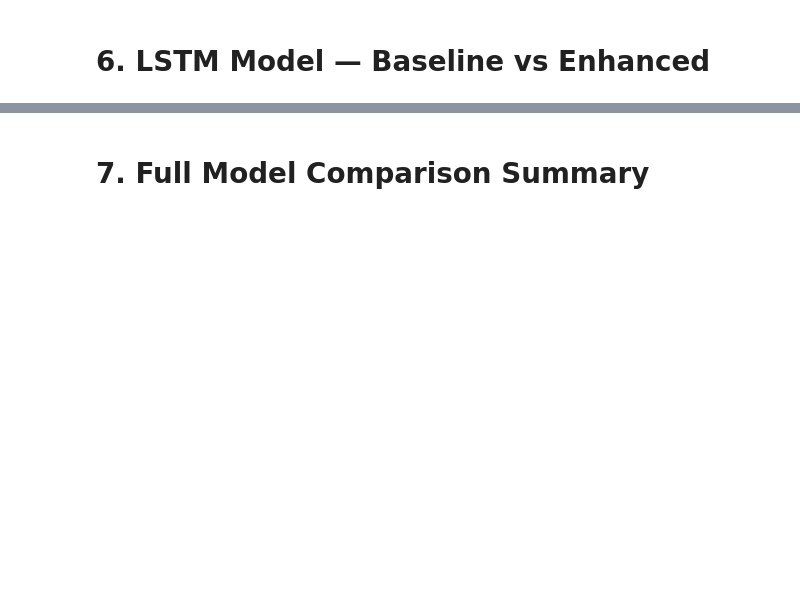
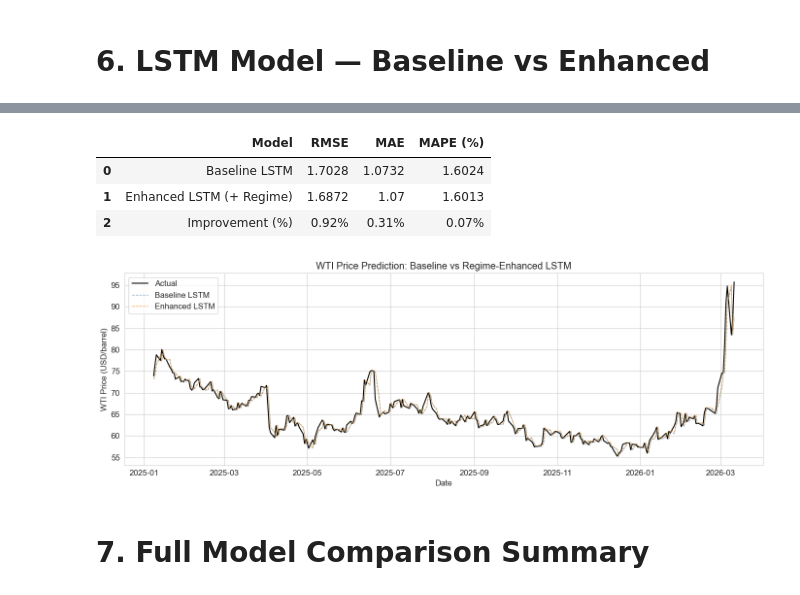
Before and after one commit to zhicongDeng/BTC-ETH-Pairs-Trading, a Jupyter notebook: test_pytorch/claude/02_xgboost_comparison.ipynb, the cells around one changed output, grey strips where cells are left out. Saved outputs shown, nothing was run; the diff lists cells and outputs as text; code cells hidden in the pictures; blank space fills up the shorter version.

```diff
--- a/test_pytorch/claude/02_xgboost_comparison.ipynb
+++ b/test_pytorch/claude/02_xgboost_comparison.ipynb
@@ -375,18 +402,21 @@ def train_lstm(feature_cols):
     X_scaled = sc_x.transform(X_raw)
     y_scaled = sc_y.transform(y_raw)
 
+    # make_sequences: X_seq[i] uses rows i..i+SEQ_LENGTH-1, y_seq[i] = row i+SEQ_LENGTH
     X_seq, y_seq = make_sequences(X_scaled, y_scaled, SEQ_LENGTH)
+    # len(X_seq) = len(lstm_df) - SEQ_LENGTH
 
-    # Adjust split for sequences
-    train_end = split_idx_l - SEQ_LENGTH
-    val_end   = val_split  - SEQ_LENGTH
+    # Train end index in sequence space: sequences whose label is within train
+    # y_seq[i] corresponds to row i+SEQ_LENGTH in lstm_df
+    # Training labels: rows SEQ_LENGTH .. split_idx_l-1  → seq indices 0 .. split_idx_l-SEQ_LENGTH-1
+    train_end = split_idx_l - SEQ_LENGTH      # exclusive upper bound for train sequences
+    val_end   = val_split   - SEQ_LENGTH      # exclusive upper bound for val sequences
 
     X_train = torch.tensor(X_seq[:val_end]).float()
     y_train = torch.tensor(y_seq[:val_end]).float()
     X_val   = torch.tensor(X_seq[val_end:train_end]).float()
     y_val   = torch.tensor(y_seq[val_end:train_end]).float()
     X_test  = torch.tensor(X_seq[train_end:]).float()
-    y_test_tensor = torch.tensor(y_seq[train_end:]).float()
 
     train_dl = DataLoader(TensorDataset(X_train, y_train), batch_size=BATCH_SIZE, shuffle=False)
     val_dl   = DataLoader(TensorDataset(X_val,   y_val),   batch_size=BATCH_SIZE, shuffle=False)
@@ -411,7 +441,7 @@ def train_lstm(feature_cols):
         with torch.no_grad():
             for xb, yb in val_dl:
                 val_loss += criterion(model(xb), yb).item() * xb.size(0)
-        val_loss /= len(X_val)
+        val_loss /= max(len(X_val), 1)
 
         if val_loss < best_val_loss:
             best_val_loss = val_loss
@@ -422,7 +452,8 @@ def train_lstm(feature_cols):
             if no_improve >= PATIENCE:
                 break
 
-    model.load_state_dict(best_state)
+    if best_state is not None:
+        model.load_state_dict(best_state)
     model.eval()
 
     # Predict on test set
@@ -430,12 +461,15 @@ def train_lstm(feature_cols):
         preds_scaled = model(X_test).numpy()
     preds_log_rtn = sc_y.inverse_transform(preds_scaled)
 
-    # Convert log return to price
-    wti_prev = lstm_df['WTI_Price'].values[split_idx_l + SEQ_LENGTH - 1: split_idx_l + SEQ_LENGTH - 1 + len(preds_log_rtn)]
-    price_pred = wti_prev * np.exp(preds_log_rtn.flatten())
+    n_test = len(preds_log_rtn)
 
-    # Actual next-day price
-    price_actual = lstm_df['WTI_Price_next'].values[split_idx_l + SEQ_LENGTH - 1: split_idx_l + SEQ_LENGTH - 1 + len(preds_log_rtn)]
+    # X_test[i] covers lstm_df rows [train_end+i .. train_end+i+SEQ_LENGTH-1]
+    # Predicted log return corresponds to lstm_df row: train_end + i + SEQ_LENGTH = split_idx_l + i
+    # Previous price (t) is at lstm_df row: split_idx_l + i - 1
+    # Next-day price (t+1) is WTI_Price_next at row: split_idx_l + i - 1
+    wti_prev    = lstm_df['WTI_Price'].values[split_idx_l - 1 : split_idx_l - 1 + n_test]
+    price_pred  = wti_prev * np.exp(preds_log_rtn.flatten())
+    price_actual = lstm_df['WTI_Price_next'].values[split_idx_l - 1 : split_idx_l - 1 + n_test]
 
     return price_pred, price_actual
 # %%
@@ -465,27 +511,34 @@ print(f"MAPE: {mape_lstm_enhanced:.4f}%")
 # %%
 lstm_comparison = pd.DataFrame({
     'Model': ['Baseline LSTM', 'Enhanced LSTM (+ Regime)'],
     'RMSE': [rmse_lstm_baseline, rmse_lstm_enhanced],
     'MAE':  [mae_lstm_baseline,  mae_lstm_enhanced],
     'MAPE (%)': [mape_lstm_baseline, mape_lstm_enhanced]
 }).round(4)
 lstm_comparison.loc[2] = [
     'Improvement (%)',
     f"{(rmse_lstm_baseline - rmse_lstm_enhanced) / rmse_lstm_baseline * 100:.2f}%",
     f"{(mae_lstm_baseline  - mae_lstm_enhanced)  / mae_lstm_baseline  * 100:.2f}%",
     f"{(mape_lstm_baseline - mape_lstm_enhanced) / mape_lstm_baseline * 100:.2f}%"
 ]
 display(lstm_comparison)
 
 # LSTM prediction plot
+n_test = len(price_pred_lstm_baseline)
+test_dates_l = lstm_df['observation_date'].values[split_idx_l - 1 : split_idx_l - 1 + n_test]
 fig, ax = plt.subplots(figsize=(14, 5))
-test_dates_l = lstm_df['observation_date'].values[split_idx_l + SEQ_LENGTH - 1: split_idx_l + SEQ_LENGTH - 1 + len(price_pred_lstm_baseline)]
 ax.plot(test_dates_l, price_true_lstm,           color='black',     linewidth=1.5, label='Actual')
 ax.plot(test_dates_l, price_pred_lstm_baseline,  color='steelblue', linewidth=1, linestyle='--', label='Baseline LSTM', alpha=0.7)
 ax.plot(test_dates_l, price_pred_lstm_enhanced,  color='darkorange',linewidth=1, linestyle='--', label='Enhanced LSTM', alpha=0.7)
 ax.set_xlabel('Date'); ax.set_ylabel('WTI Price (USD/barrel)')
 ax.set_title('WTI Price Prediction: Baseline vs Regime-Enhanced LSTM')
 ax.legend(); plt.tight_layout(); plt.show()
+# %% [output]
+|  | Model | RMSE | MAE | MAPE (%) |
+| 0 | Baseline LSTM | 1.7028 | 1.0732 | 1.6024 |
+| 1 | Enhanced LSTM (+ Regime) | 1.6872 | 1.07 | 1.6013 |
+| 2 | Improvement (%) | 0.92% | 0.31% | 0.07% |
+[figure, added]
 # %% [markdown]
 # 7. Full Model Comparison Summary
 # %%
```
Also changed, not shown: parts of 9 cells of this notebook.
